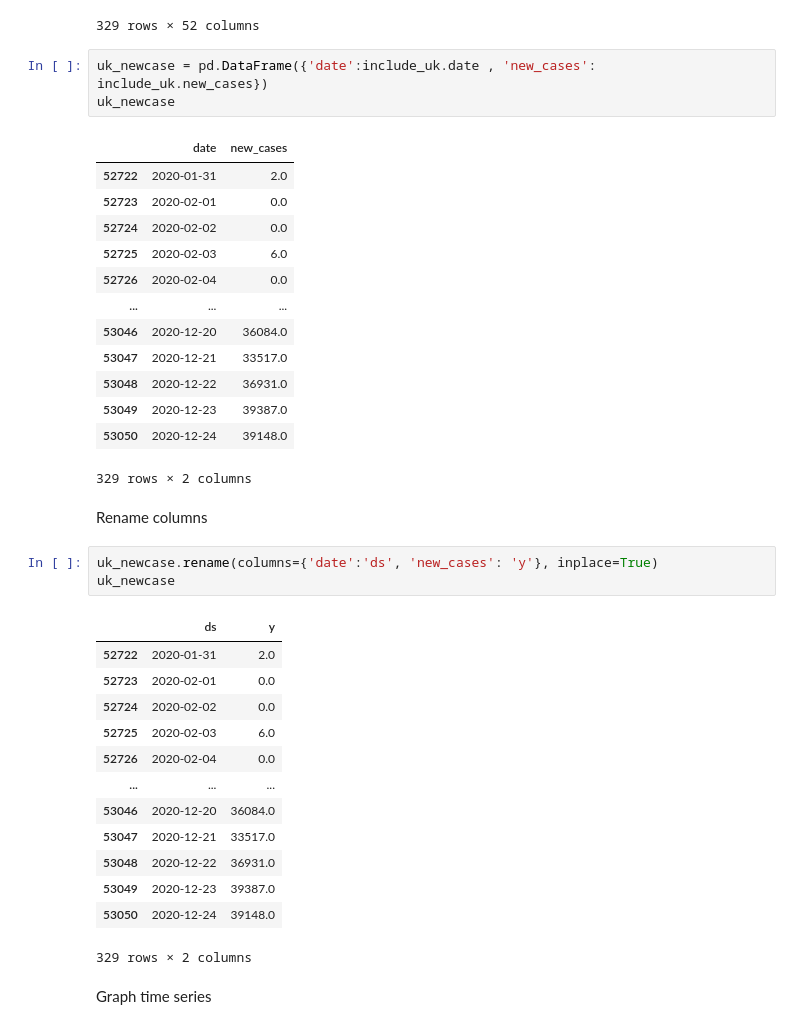
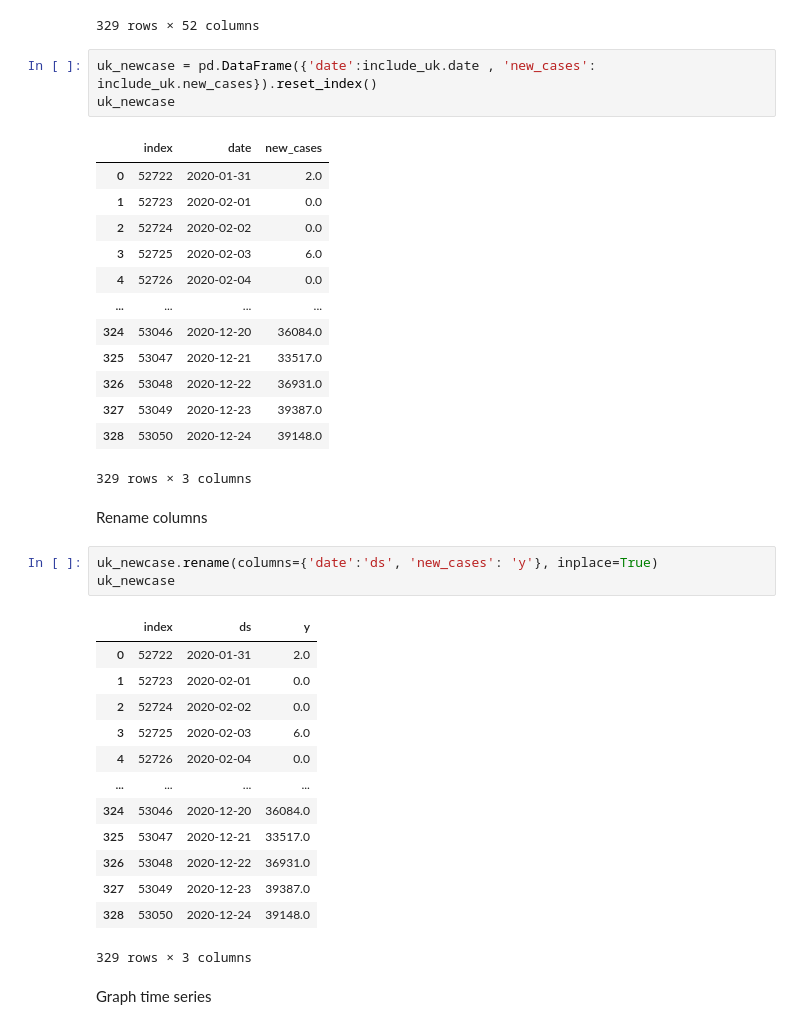
Before and after one commit to TracyRenee61/COV19, a Jupyter notebook: COV19_UK_new_cases.ipynb, the cells around one changed output. Cells and saved outputs as stored; diff of their text form.

```diff
--- a/COV19_UK_new_cases.ipynb
+++ b/COV19_UK_new_cases.ipynb
@@ -67,41 +67,41 @@ include_uk
 | 53050 | GBR | Europe | United Kingdom | 2020-12-24 | 2195144.0 | 39148.0 | 34410.857 | 69732.0 | ... |
 329 rows × 52 columns
 # %%
-uk_newcase = pd.DataFrame({'date':include_uk.date , 'new_cases': include_uk.new_cases})
+uk_newcase = pd.DataFrame({'date':include_uk.date , 'new_cases': include_uk.new_cases}).reset_index()
 uk_newcase
 # %% [output]
-|  | date | new_cases |
-| 52722 | 2020-01-31 | 2.0 |
-| 52723 | 2020-02-01 | 0.0 |
-| 52724 | 2020-02-02 | 0.0 |
-| 52725 | 2020-02-03 | 6.0 |
-| 52726 | 2020-02-04 | 0.0 |
-| ... | ... | ... |
-| 53046 | 2020-12-20 | 36084.0 |
-| 53047 | 2020-12-21 | 33517.0 |
-| 53048 | 2020-12-22 | 36931.0 |
-| 53049 | 2020-12-23 | 39387.0 |
-| 53050 | 2020-12-24 | 39148.0 |
+|  | index | date | new_cases |
+| 0 | 52722 | 2020-01-31 | 2.0 |
+| 1 | 52723 | 2020-02-01 | 0.0 |
+| 2 | 52724 | 2020-02-02 | 0.0 |
+| 3 | 52725 | 2020-02-03 | 6.0 |
+| 4 | 52726 | 2020-02-04 | 0.0 |
+| ... | ... | ... | ... |
+| 324 | 53046 | 2020-12-20 | 36084.0 |
+| 325 | 53047 | 2020-12-21 | 33517.0 |
+| 326 | 53048 | 2020-12-22 | 36931.0 |
+| 327 | 53049 | 2020-12-23 | 39387.0 |
+| 328 | 53050 | 2020-12-24 | 39148.0 |
-329 rows × 2 columns
+329 rows × 3 columns
 # %% [markdown]
 Rename columns
 # %%
 uk_newcase.rename(columns={'date':'ds', 'new_cases': 'y'}, inplace=True)
 uk_newcase
 # %% [output]
-|  | ds | y |
-| 52722 | 2020-01-31 | 2.0 |
-| 52723 | 2020-02-01 | 0.0 |
-| 52724 | 2020-02-02 | 0.0 |
-| 52725 | 2020-02-03 | 6.0 |
-| 52726 | 2020-02-04 | 0.0 |
-| ... | ... | ... |
-| 53046 | 2020-12-20 | 36084.0 |
-| 53047 | 2020-12-21 | 33517.0 |
-| 53048 | 2020-12-22 | 36931.0 |
-| 53049 | 2020-12-23 | 39387.0 |
-| 53050 | 2020-12-24 | 39148.0 |
+|  | index | ds | y |
+| 0 | 52722 | 2020-01-31 | 2.0 |
+| 1 | 52723 | 2020-02-01 | 0.0 |
+| 2 | 52724 | 2020-02-02 | 0.0 |
+| 3 | 52725 | 2020-02-03 | 6.0 |
+| 4 | 52726 | 2020-02-04 | 0.0 |
+| ... | ... | ... | ... |
+| 324 | 53046 | 2020-12-20 | 36084.0 |
+| 325 | 53047 | 2020-12-21 | 33517.0 |
+| 326 | 53048 | 2020-12-22 | 36931.0 |
+| 327 | 53049 | 2020-12-23 | 39387.0 |
+| 328 | 53050 | 2020-12-24 | 39148.0 |
-329 rows × 2 columns
+329 rows × 3 columns
 # %% [markdown]
 Graph time series
 # %%
```
Also changed, not shown: parts of 41 cells of this notebook.
